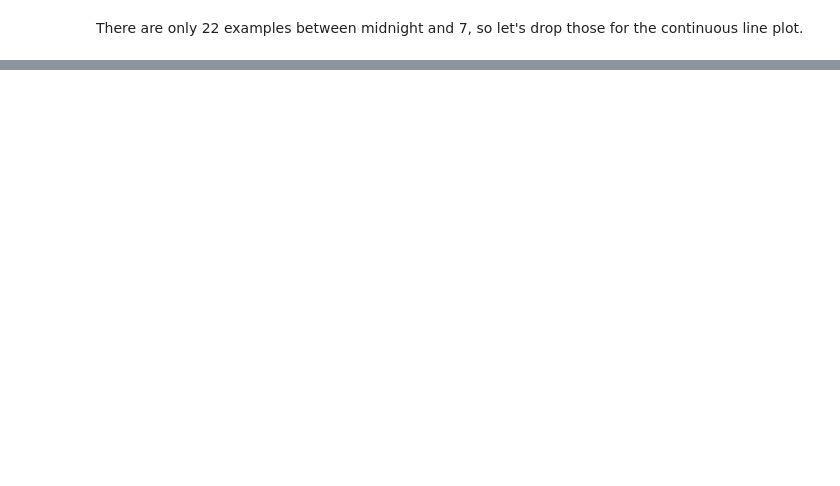
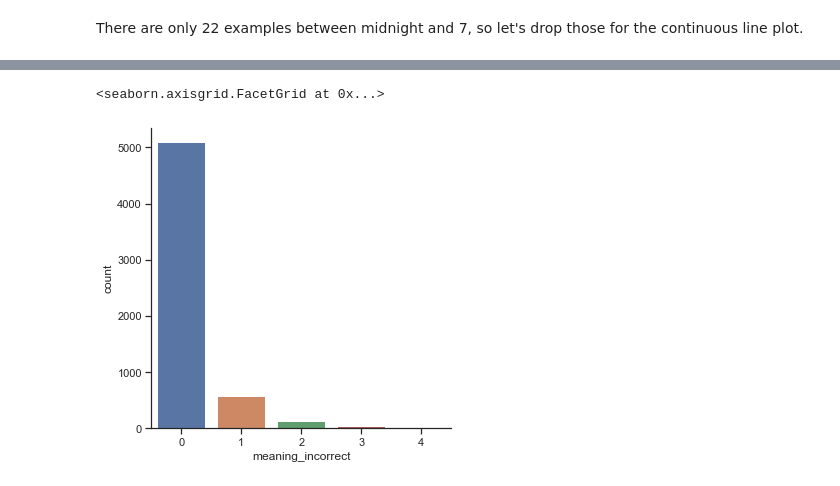
Before and after one commit to addRogers/kanji-analysis, a Jupyter notebook: kanji_analysis.ipynb, the cells around one changed output, grey strips where cells are left out. Cells and saved outputs as stored; diff of their text form; code cells hidden in the pictures; blank space fills up the shorter version.

```diff
--- a/kanji_analysis.ipynb
+++ b/kanji_analysis.ipynb
@@ -124,0 +142,8 @@ sns.heatmap(data=temp)
+# %%
+# Look at count of errors broken down by reading or meaning type, with/without subject typing
+# Also think about streaks
+
+sns.catplot(x='meaning_incorrect',kind='count',data=stats_df)
+# %% [output]
+<seaborn.axisgrid.FacetGrid at 0x...>
+[figure, added]
```
Also changed, not shown: parts of 9 cells of this notebook.
